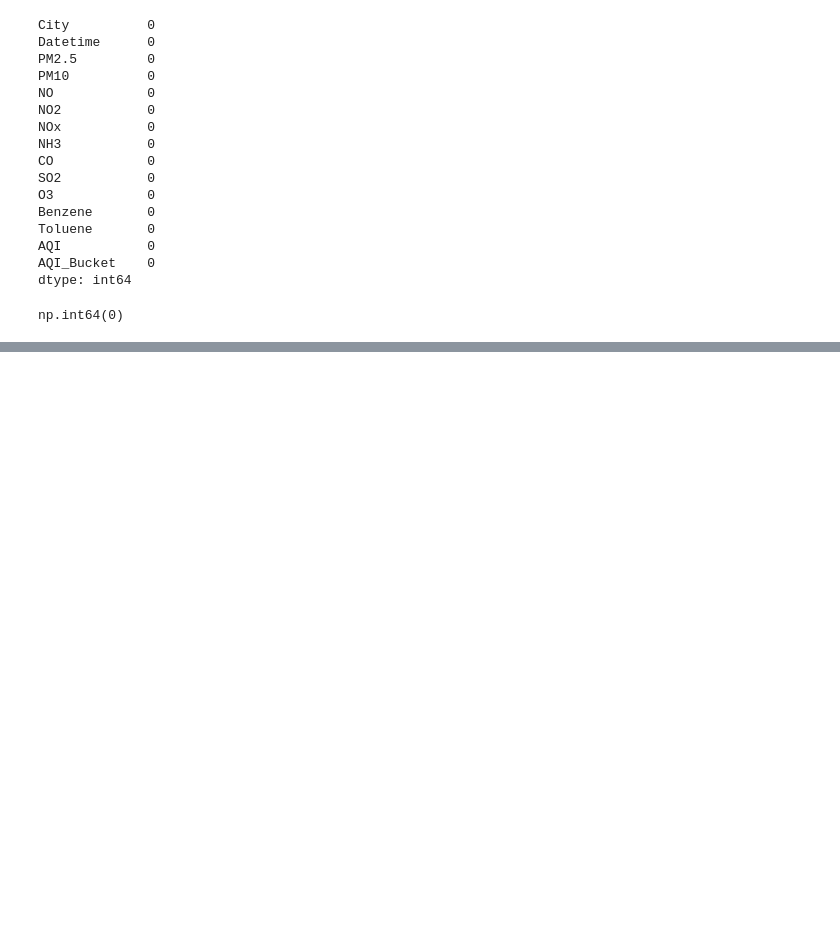
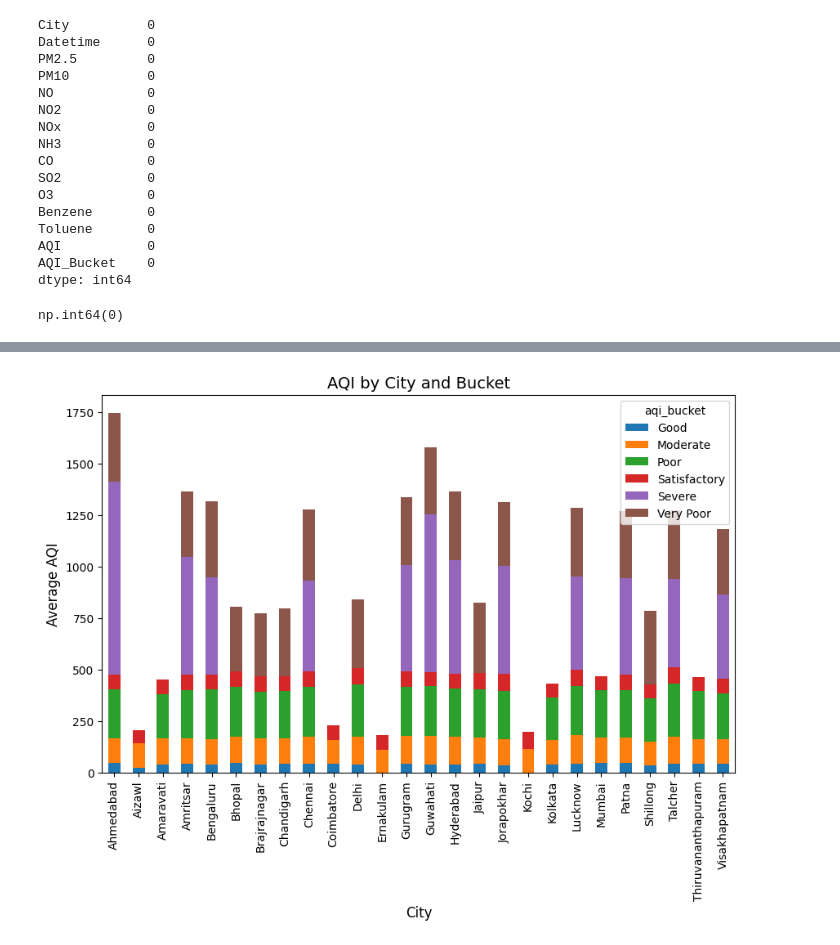
Before and after one commit to JnD001/Air-Quality-Index-Analysis, a Jupyter notebook: Air-Quality-Index.ipynb, the cells around one changed output, grey strips where cells are left out. Saved outputs shown, nothing was run; the diff lists cells and outputs as text; code cells hidden in the pictures; blank space fills up the shorter version.

```diff
--- a/Air-Quality-Index.ipynb
+++ b/Air-Quality-Index.ipynb
@@ -300,0 +430,17 @@ data_cleaned.describe()
+# %%
+# Group by city and aqi_bucket, then calculate the mean AQI
+aqi_by_city = data_cleaned.groupby(['city', 'aqi_bucket'])['aqi'].mean().unstack()
+
+# Plotting the stacked bar chart
+ax = aqi_by_city.plot(kind='bar', stacked=True, figsize=(10, 6))
+
+# Title and labels
+plt.title('AQI by City and Bucket', fontsize=14)
+plt.xlabel('City', fontsize=12)
+plt.ylabel('Average AQI', fontsize=12)
+
+
+# Show the plot
+plt.show()
+# %% [output]
+[figure, added]
```
Also changed, not shown: parts of 15 cells of this notebook.
